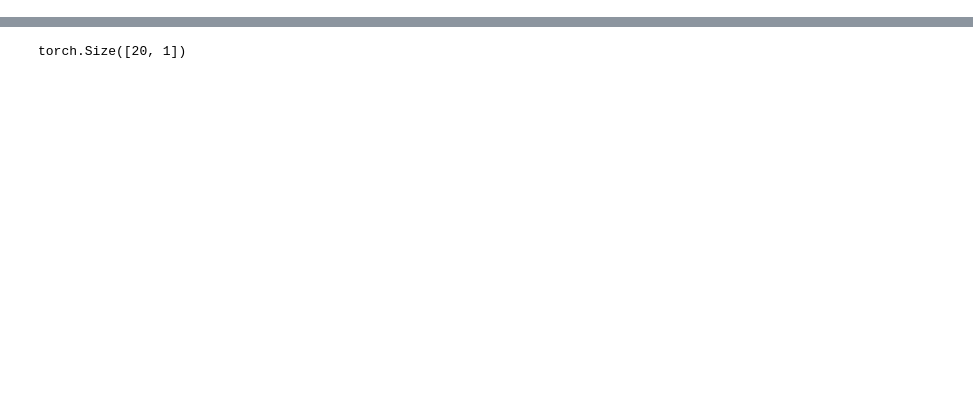
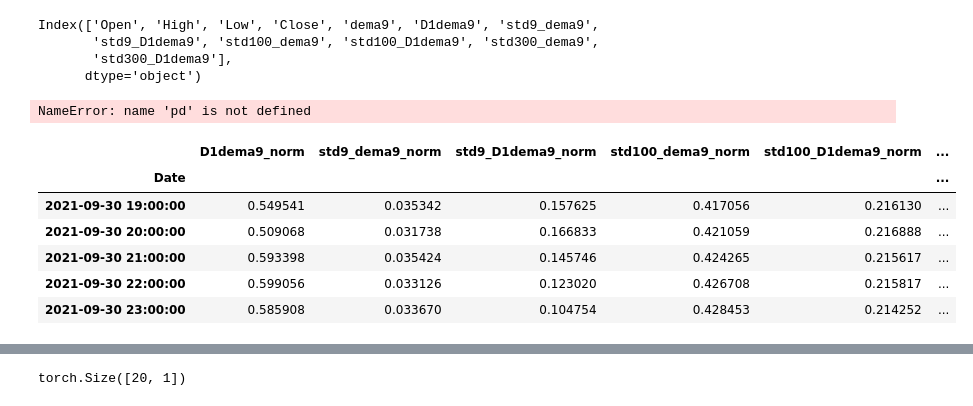
Before and after one commit to lu0x1a0/EURUSDPriceAnalysis, a Jupyter notebook: nnstruct.ipynb, the cells around one changed output, grey strips where cells are left out. Drawn from its saved outputs; the diff is of its cells as text; code cells hidden in the pictures; blank space fills up the shorter version.

```diff
--- a/nnstruct.ipynb
+++ b/nnstruct.ipynb
@@ -16,4 +16,35 @@ for p in demaperiod:
 
 stdperiod = [9,100,300]
 for p in stdperiod:
-    data['std'+str(p)+"dema9"]
+    data['std'+str(p)+"_dema9"]  = data['dema9'].rolling(p).std()
+    data['std'+str(p)+"_D1dema9"]= data['D1dema9'].rolling(p).std()
+print(data.columns)
+# %% [output]
+Index(['Open', 'High', 'Low', 'Close', 'dema9', 'D1dema9', 'std9_dema9',
+       'std9_D1dema9', 'std100_dema9', 'std100_D1dema9', 'std300_dema9',
+       'std300_D1dema9'],
+      dtype='object')
+# %%
+import numpy as np
+x = pd.Series([np.nan,1,2,3,4,5,6,7,8,9])
+y = pd.Series([np.nan,2,3,4,5,6,7,8,9,10])
+print((x[1:]-y[:-1]).shape)
+print((x[1:]-y[:-1]))
+print((x[1:].to_numpy()-y[:-1].to_numpy()))
+# %% [output]
+NameError: name 'pd' is not defined
+# %%
+import pandas as pd
+prediction_ind = ['D1dema9','std9_dema9','std9_D1dema9', 'std100_dema9', 'std100_D1dema9', 'std300_dema9','std300_D1dema9']
+preds = pd.DataFrame()
+for n in prediction_ind:
+    preds[n+"_norm"] = MaxMinRollNorm(data[n], 24*250)
+preds.tail()
+# %% [output]
+|  | D1dema9_norm | std9_dema9_norm | std9_D1dema9_norm | std100_dema9_norm | std100_D1dema9_norm | ... |
+| Date |  |  |  |  |  | ... |
+| 2021-09-30 19:00:00 | 0.549541 | 0.035342 | 0.157625 | 0.417056 | 0.216130 | ... |
+| 2021-09-30 20:00:00 | 0.509068 | 0.031738 | 0.166833 | 0.421059 | 0.216888 | ... |
+| 2021-09-30 21:00:00 | 0.593398 | 0.035424 | 0.145746 | 0.424265 | 0.215617 | ... |
+| 2021-09-30 22:00:00 | 0.599056 | 0.033126 | 0.123020 | 0.426708 | 0.215817 | ... |
+| 2021-09-30 23:00:00 | 0.585908 | 0.033670 | 0.104754 | 0.428453 | 0.214252 | ... |
```
Also changed, not shown: parts of 3 cells of this notebook, 4 other files.
